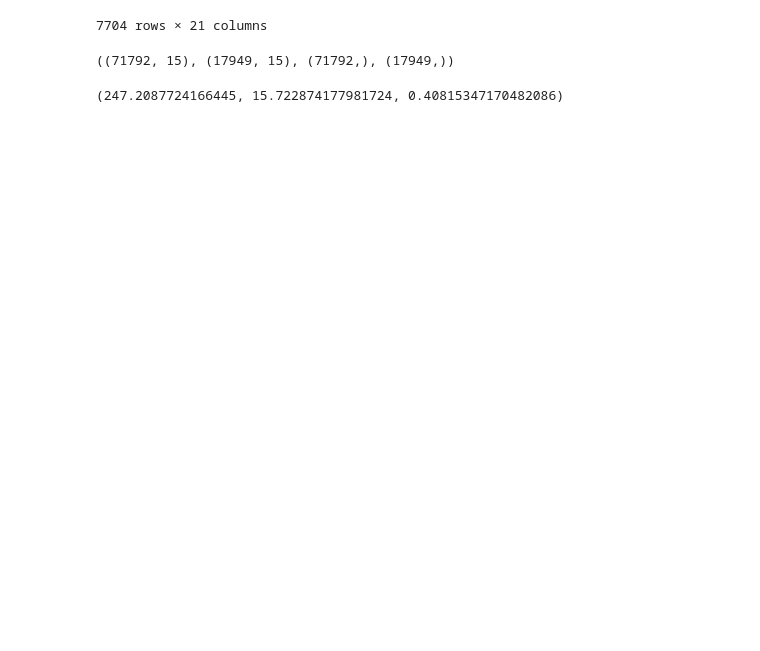
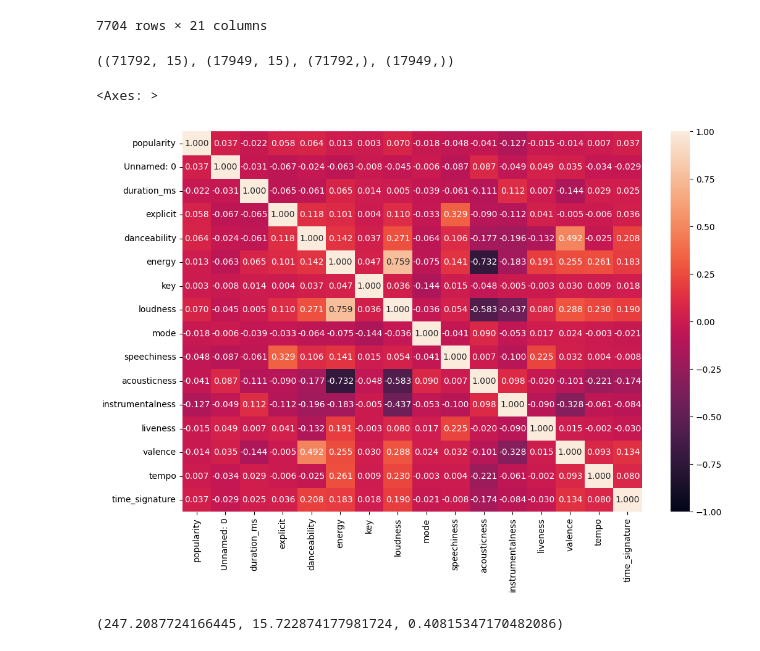
Before and after one commit to autoastt/SC1015-Mini-Project, a Jupyter notebook: XGboost.ipynb, the cells around one changed output. Cells and saved outputs as stored; diff of their text form; code cells hidden in the pictures; blank space fills up the shorter version.

Commit message:
graph

```diff
--- a/XGboost.ipynb
+++ b/XGboost.ipynb
@@ -5,5 +7,5 @@ import skilearn
 # %%
-df = pd.read_csv("dataset.csv")
+df = pd.read_csv("data/dataset.csv")
 df
 # %% [output]
 |  | Unnamed: 0 | track_id | artists | album_name | track_name | popularity | duration_ms | explicit | ... |
@@ -125,6 +133,15 @@ X_train, X_test, y_train, y_test = train_test_split(X, y, test_size=0.2, random_
 X_train.shape, X_test.shape, y_train.shape, y_test.shape
 # %% [output]
 ((71792, 15), (17949, 15), (71792,), (17949,))
+# %%
+# Correlation between Response and the Predictors
+trainDF = pd.concat([y_train, X_train], axis = 1).reindex(y_train.index)
+
+f = plt.figure(figsize=(12, 8))
+sb.heatmap(trainDF.corr(), vmin = -1, vmax = 1, annot = True, fmt = ".3f")
+# %% [output]
+<Axes: >
+[figure, added]
 # %%
 from xgboost import XGBRegressor
 from sklearn.metrics import mean_squared_error, r2_score
```
Also changed, not shown: parts of 2 cells of this notebook.
